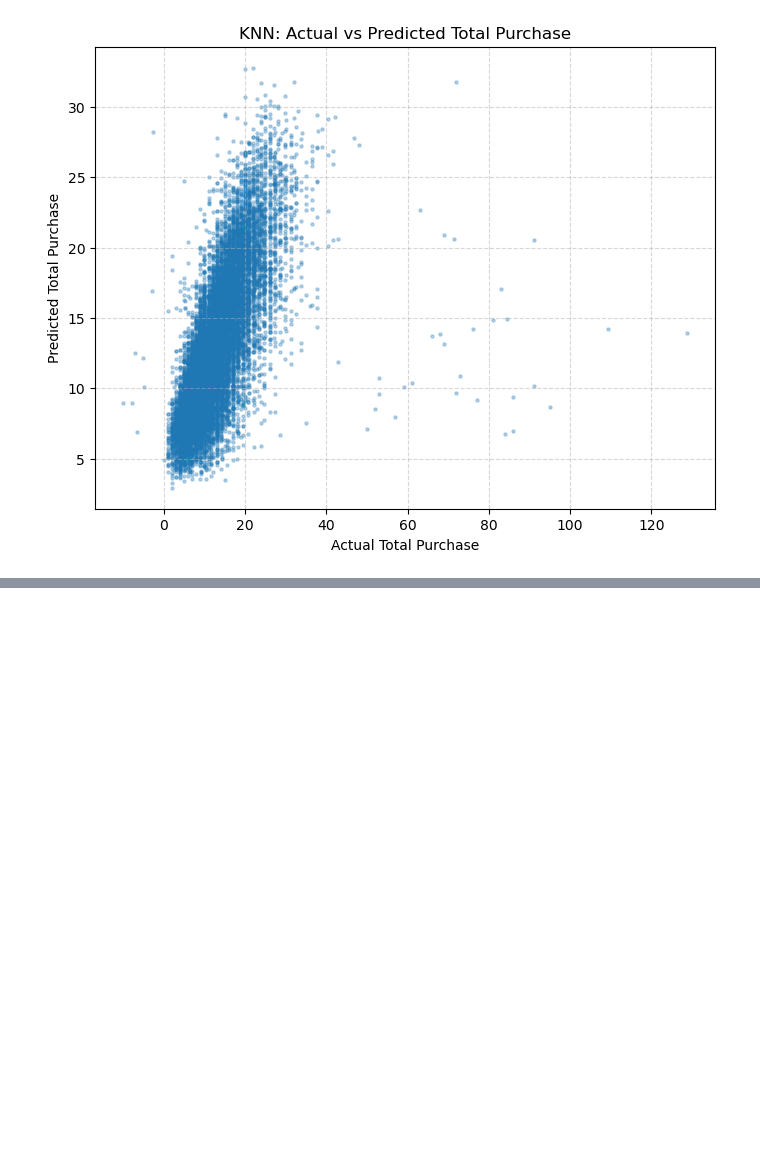
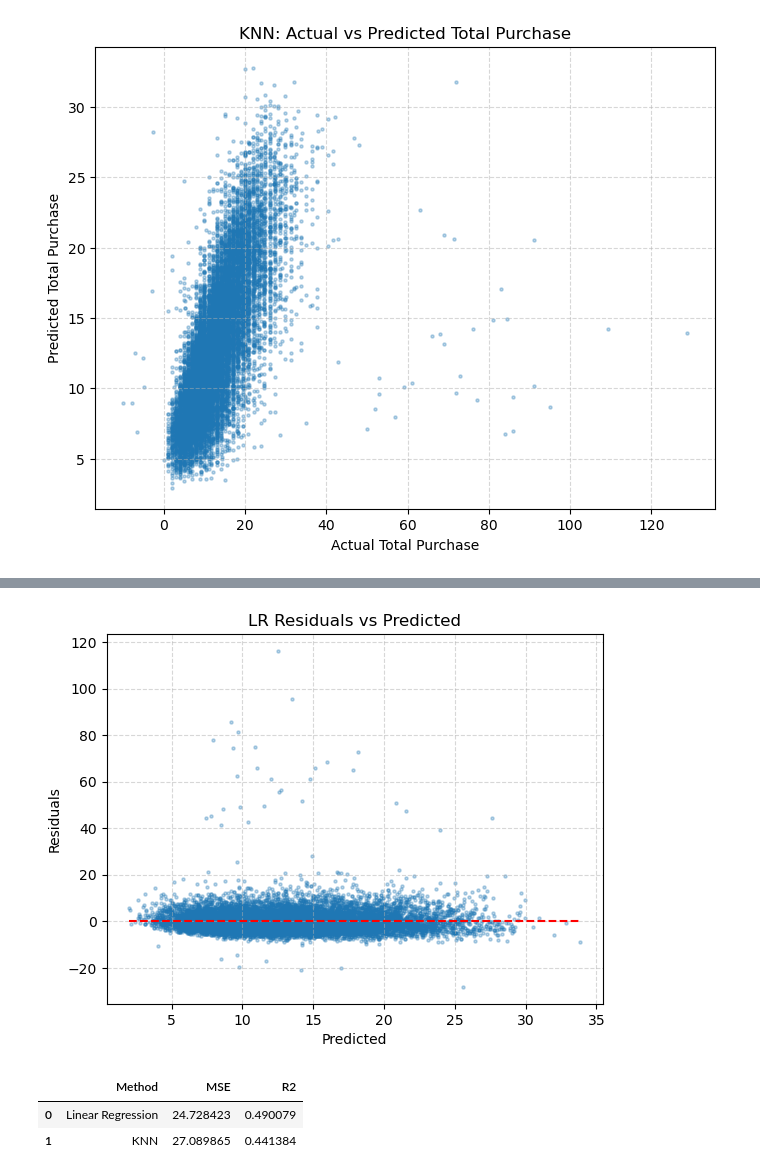
Before and after one commit to amychen70/ecommerce_analysis, a Jupyter notebook: machine_learning.ipynb, the cells around one changed output, grey strips where cells are left out. Saved outputs shown, nothing was run; the diff lists cells and outputs as text; code cells hidden in the pictures; blank space fills up the shorter version.

```diff
--- a/machine_learning.ipynb
+++ b/machine_learning.ipynb
@@ -76,0 +117,27 @@ plt.show
+# %%
+# Residual analysis
+lr_residuals = y_test - y_lr_pred
+plt.scatter(y_lr_pred, lr_residuals, alpha=0.3, s=5)
+plt.hlines(y=0, xmin=min(y_lr_pred), xmax=max(y_lr_pred), colors='r', linestyles='dashed')
+plt.xlabel('Predicted')
+plt.ylabel('Residuals')
+plt.title('LR Residuals vs Predicted')
+plt.grid(True, linestyle='--', alpha=0.5)
+plt.show()
+# %% [output]
+[figure, added]
+# %%
+# Model Comparison
+
+lr_results = pd.DataFrame(['Linear Regression', lr_mse, lr_r2]).transpose()
+lr_results.columns = ['Method', 'MSE', 'R2']
+
+knn_results = pd.DataFrame(['KNN', knn_mse, knn_r2]).transpose()
+knn_results.columns = ['Method', 'MSE', 'R2']
+
+df_models = pd.concat([lr_results, knn_results], axis = 0).reset_index(drop=True)
+df_models
+# %% [output]
+|  | Method | MSE | R2 |
+| 0 | Linear Regression | 24.728423 | 0.490079 |
+| 1 | KNN | 27.089865 | 0.441384 |
```
Also changed, not shown: parts of 9 cells of this notebook.
